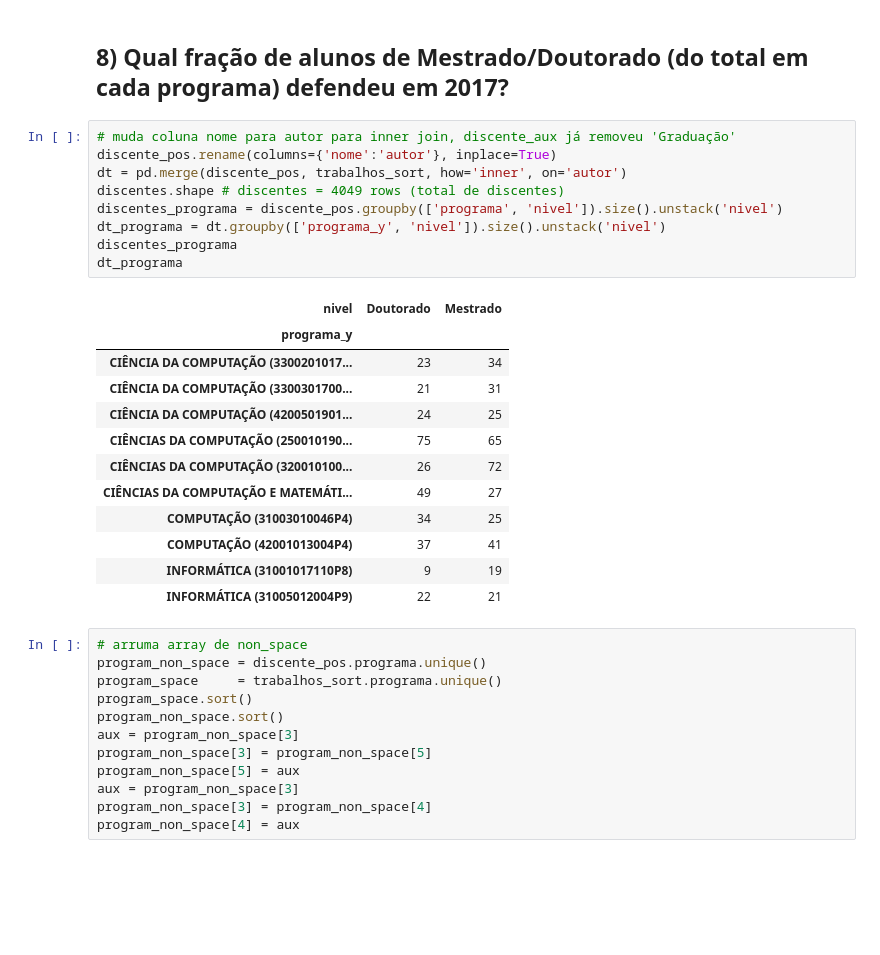
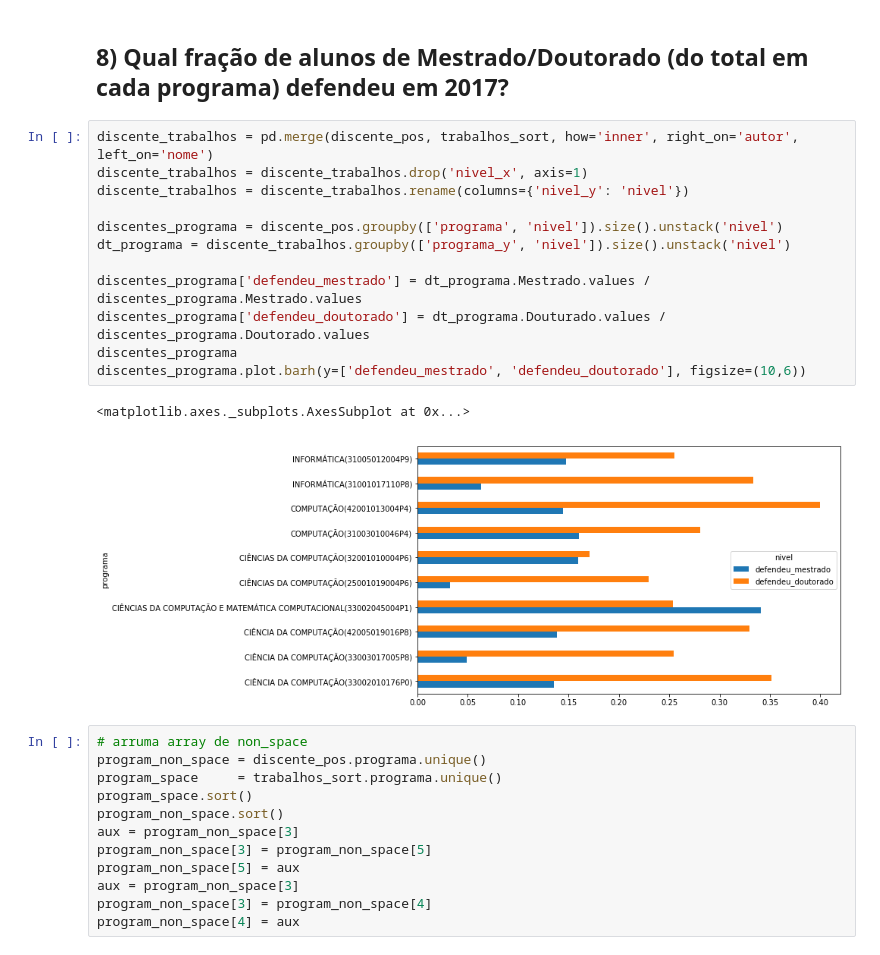
Before and after one commit to leotok/INF1032, a Jupyter notebook: T1-1.ipynb, the cells around one changed output. Cells and saved outputs as stored; diff of their text form; blank space fills up the shorter version.

```diff
--- a/T1-1.ipynb
+++ b/T1-1.ipynb
@@ -220,27 +221,20 @@ trabalhos_mes.plot.barh(figsize=(10,10))
 # %% [markdown]
 ## 8) Qual fração de alunos de Mestrado/Doutorado (do total em cada programa) defendeu em 2017?
-# %%
-# muda coluna nome para autor para inner join, discente_aux já removeu 'Graduação'
-discente_pos.rename(columns={'nome':'autor'}, inplace=True)
-dt = pd.merge(discente_pos, trabalhos_sort, how='inner', on='autor')
-discentes.shape # discentes = 4049 rows (total de discentes)
-discentes_programa = discente_pos.groupby(['programa', 'nivel']).size().unstack('nivel')
-dt_programa = dt.groupby(['programa_y', 'nivel']).size().unstack('nivel')
-discentes_programa
-dt_programa
-# %% [output]
-| nivel | Doutorado | Mestrado |
-| programa_y |  |  |
-| CIÊNCIA DA COMPUTAÇÃO (3300201017... | 23 | 34 |
-| CIÊNCIA DA COMPUTAÇÃO (3300301700... | 21 | 31 |
-| CIÊNCIA DA COMPUTAÇÃO (4200501901... | 24 | 25 |
-| CIÊNCIAS DA COMPUTAÇÃO (250010190... | 75 | 65 |
-| CIÊNCIAS DA COMPUTAÇÃO (320010100... | 26 | 72 |
-| CIÊNCIAS DA COMPUTAÇÃO E MATEMÁTI... | 49 | 27 |
-| COMPUTAÇÃO (31003010046P4) | 34 | 25 |
-| COMPUTAÇÃO (42001013004P4) | 37 | 41 |
-| INFORMÁTICA (31001017110P8) | 9 | 19 |
-| INFORMÁTICA (31005012004P9) | 22 | 21 |
+# %%
+discente_trabalhos = pd.merge(discente_pos, trabalhos_sort, how='inner', right_on='autor', left_on='nome')
+discente_trabalhos = discente_trabalhos.drop('nivel_x', axis=1)
+discente_trabalhos = discente_trabalhos.rename(columns={'nivel_y': 'nivel'})
+
+discentes_programa = discente_pos.groupby(['programa', 'nivel']).size().unstack('nivel')
+dt_programa = discente_trabalhos.groupby(['programa_y', 'nivel']).size().unstack('nivel')
+
+discentes_programa['defendeu_mestrado'] = dt_programa.Mestrado.values / discentes_programa.Mestrado.values
+discentes_programa['defendeu_doutorado'] = dt_programa.Douturado.values / discentes_programa.Doutorado.values
+discentes_programa
+discentes_programa.plot.barh(y=['defendeu_mestrado', 'defendeu_doutorado'], figsize=(10,6))
+# %% [output]
+<matplotlib.axes._subplots.AxesSubplot at 0x...>
+[figure, added]
 # %%
 # arruma array de non_space
 program_non_space = discente_pos.programa.unique()
```
Also changed, not shown: parts of 6 cells of this notebook.
